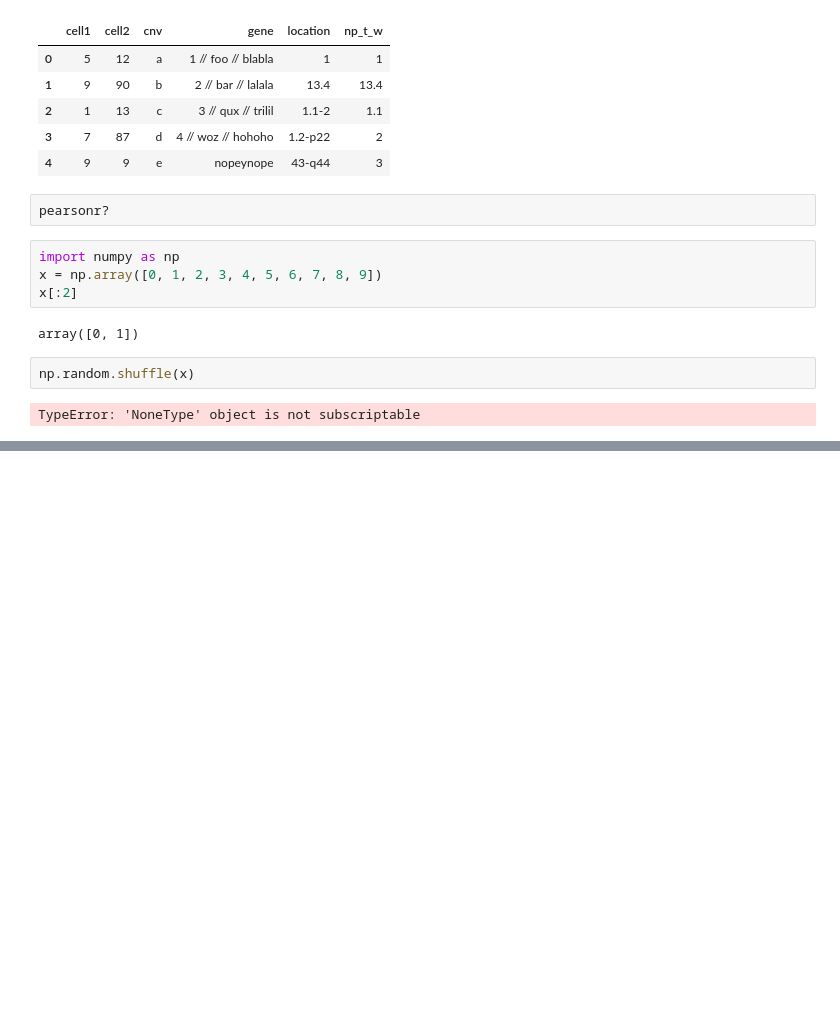
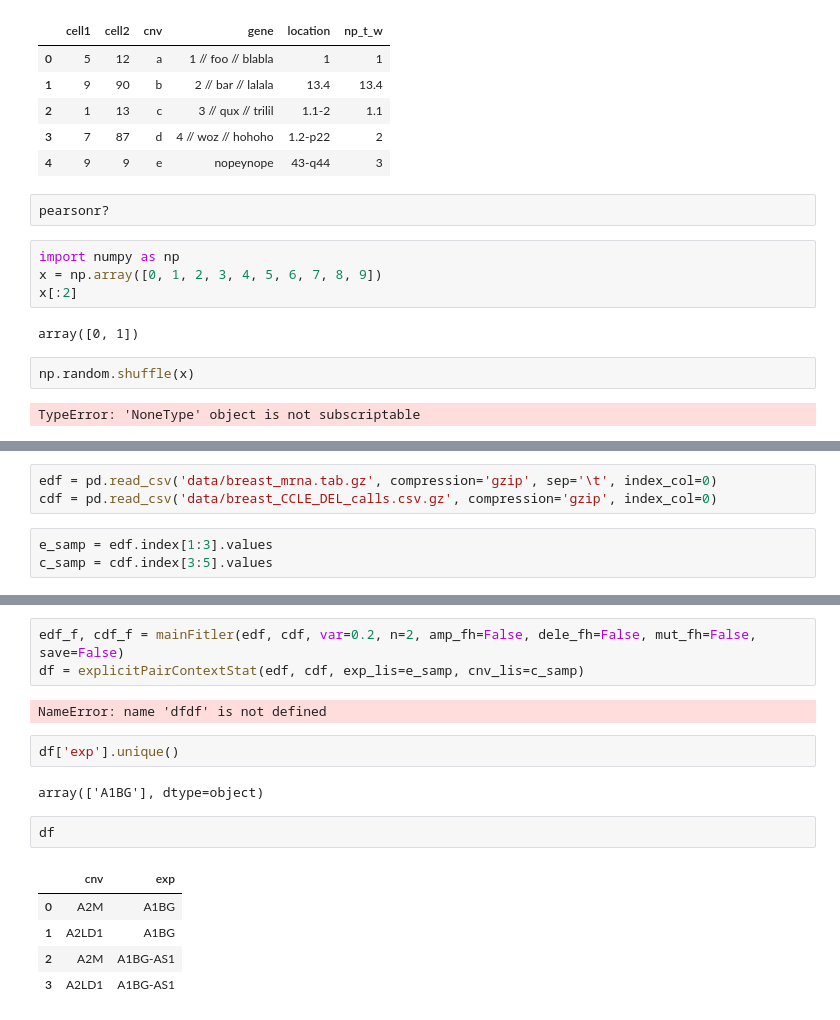
Before and after one commit to thjmattth/clove, a Jupyter notebook: sandbox.ipynb, the cells around one changed output, grey strips where cells are left out. Drawn from its saved outputs; the diff is of its cells as text; blank space fills up the shorter version.

```diff
--- a/sandbox.ipynb
+++ b/sandbox.ipynb
@@ -132,0 +141,6 @@ TypeError: 'NoneType' object is not subscriptable
+# %%
+edf = pd.read_csv('data/breast_mrna.tab.gz', compression='gzip', sep='\t', index_col=0)
+cdf = pd.read_csv('data/breast_CCLE_DEL_calls.csv.gz', compression='gzip', index_col=0)
+# %%
+e_samp = edf.index[1:3].values
+c_samp = cdf.index[3:5].values
@@ -132,0 +269,17 @@ TypeError: 'NoneType' object is not subscriptable
+# %%
+edf_f, cdf_f = mainFitler(edf, cdf, var=0.2, n=2, amp_fh=False, dele_fh=False, mut_fh=False, save=False)
+df = explicitPairContextStat(edf, cdf, exp_lis=e_samp, cnv_lis=c_samp)
+# %% [output]
+NameError: name 'dfdf' is not defined
+# %%
+df['exp'].unique()
+# %% [output]
+array(['A1BG'], dtype=object)
+# %%
+df
+# %% [output]
+|  | cnv | exp |
+| 0 | A2M | A1BG |
+| 1 | A2LD1 | A1BG |
+| 2 | A2M | A1BG-AS1 |
+| 3 | A2LD1 | A1BG-AS1 |
```
Also changed, not shown: parts of 5 cells of this notebook, 2 other files.
